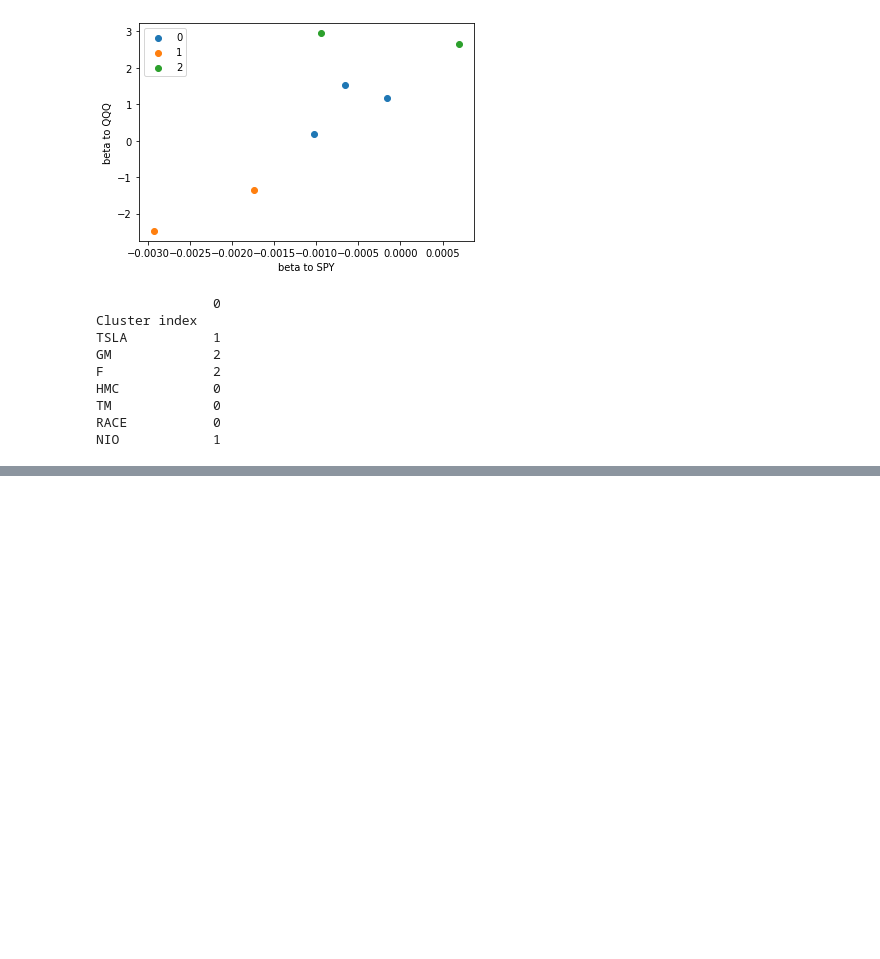
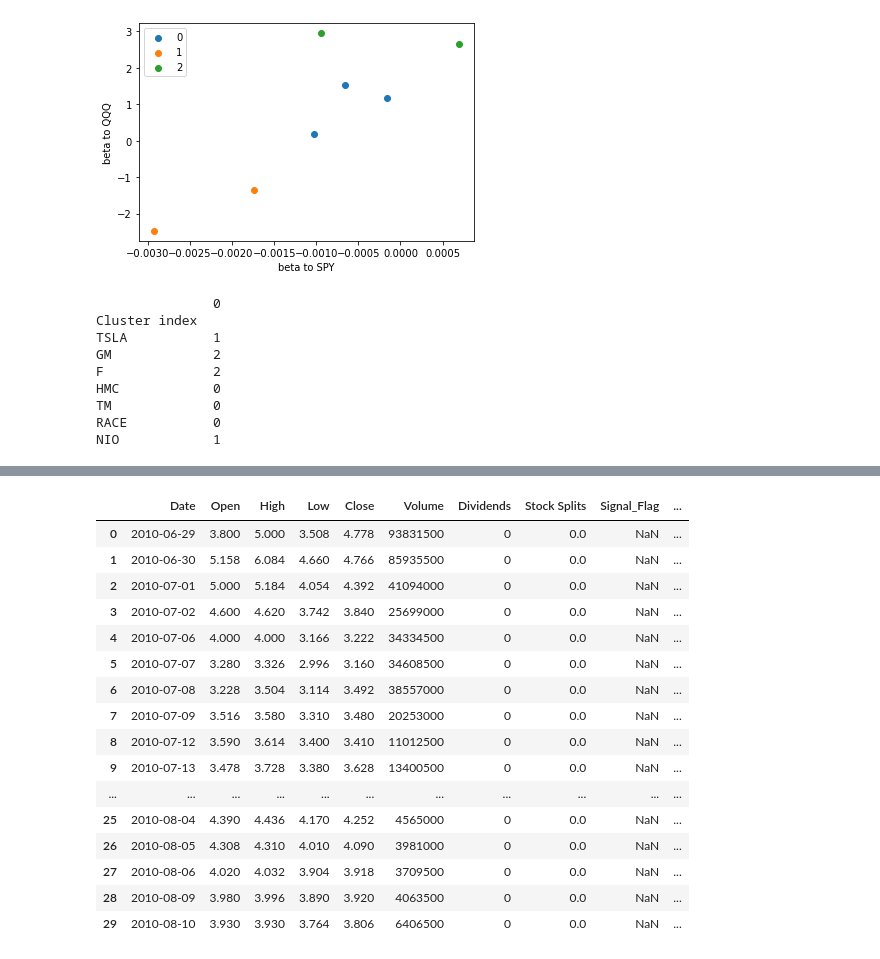
Before and after one commit to AishwaryaSawant/machine_learning_in_finance_Tesla, a Jupyter notebook: INFO7374_Final.ipynb, the cells around one changed output, grey strips where cells are left out. Drawn from its saved outputs; the diff is of its cells as text; code cells hidden in the pictures; blank space fills up the shorter version.

```diff
--- a/INFO7374_Final.ipynb
+++ b/INFO7374_Final.ipynb
@@ -667,0 +727,8 @@ df3
+# %%
+days_out = 30
+
+# create a new column that will house the flag, and for each group calculate the diff compared to 30 days ago. Then use Numpy to define the sign.
+tsla['Signal_Flag'] = tsla['Close'].transform(lambda x : np.sign(x.diff(days_out)))
+
+# print the first 50 rows
+tsla.head(50)
@@ -667,0 +753,7 @@ df3
+# %%
+tsla.sort_values(by = ['Date'], inplace = True)
+
+# calculate the change in price
+tsla['change_in_price'] = tsla['Close'].diff()
+
+print(tsla['Date'])
@@ -667,0 +773,53 @@ df3
+# %%
+
+
+# Calculate the 14 day RSI
+n = 14
+
+# First make a copy of the data frame twice
+up_df, down_df = tsla[['change_in_price']].copy(), tsla[['change_in_price']].copy()
+
+# For up days, if the change is less than 0 set to 0.
+up_df.loc['change_in_price'] = up_df.loc[(up_df['change_in_price'] < 0), 'change_in_price'] = 0
+
+# For down days, if the change is greater than 0 set to 0.
+down_df.loc['change_in_price'] = down_df.loc[(down_df['change_in_price'] > 0), 'change_in_price'] = 0
+
+# We need change in price to be absolute.
+down_df['change_in_price'] = down_df['change_in_price'].abs()
+
+# Calculate the EWMA (Exponential Weighted Moving Average), meaning older values are given less weight compared to newer values.
+ewma_up = up_df['change_in_price'].transform(lambda x: x.ewm(span = n).mean())
+ewma_down = down_df['change_in_price'].transform(lambda x: x.ewm(span = n).mean())
+
+# Calculate the Relative Strength
+relative_strength = ewma_up / ewma_down
+
+# Calculate the Relative Strength Index
+relative_strength_index = 100.0 - (100.0 / (1.0 + relative_strength))
+
+# Add the info to the data frame.
+tsla['down_days'] = down_df['change_in_price']
+tsla['up_days'] = up_df['change_in_price']
+tsla['RSI'] = relative_strength_index
+
+# Display the head.
+tsla.head(30)
+# %% [output]
+|  | Date | Open | High | Low | Close | Volume | Dividends | Stock Splits | Signal_Flag | ... |
+| 0 | 2010-06-29 | 3.800 | 5.000 | 3.508 | 4.778 | 93831500 | 0 | 0.0 | NaN | ... |
+| 1 | 2010-06-30 | 5.158 | 6.084 | 4.660 | 4.766 | 85935500 | 0 | 0.0 | NaN | ... |
+| 2 | 2010-07-01 | 5.000 | 5.184 | 4.054 | 4.392 | 41094000 | 0 | 0.0 | NaN | ... |
+| 3 | 2010-07-02 | 4.600 | 4.620 | 3.742 | 3.840 | 25699000 | 0 | 0.0 | NaN | ... |
+| 4 | 2010-07-06 | 4.000 | 4.000 | 3.166 | 3.222 | 34334500 | 0 | 0.0 | NaN | ... |
+| 5 | 2010-07-07 | 3.280 | 3.326 | 2.996 | 3.160 | 34608500 | 0 | 0.0 | NaN | ... |
+| 6 | 2010-07-08 | 3.228 | 3.504 | 3.114 | 3.492 | 38557000 | 0 | 0.0 | NaN | ... |
+| 7 | 2010-07-09 | 3.516 | 3.580 | 3.310 | 3.480 | 20253000 | 0 | 0.0 | NaN | ... |
+| 8 | 2010-07-12 | 3.590 | 3.614 | 3.400 | 3.410 | 11012500 | 0 | 0.0 | NaN | ... |
+| 9 | 2010-07-13 | 3.478 | 3.728 | 3.380 | 3.628 | 13400500 | 0 | 0.0 | NaN | ... |
+| ... | ... | ... | ... | ... | ... | ... | ... | ... | ... | ... |
+| 25 | 2010-08-04 | 4.390 | 4.436 | 4.170 | 4.252 | 4565000 | 0 | 0.0 | NaN | ... |
+| 26 | 2010-08-05 | 4.308 | 4.310 | 4.010 | 4.090 | 3981000 | 0 | 0.0 | NaN | ... |
+| 27 | 2010-08-06 | 4.020 | 4.032 | 3.904 | 3.918 | 3709500 | 0 | 0.0 | NaN | ... |
+| 28 | 2010-08-09 | 3.980 | 3.996 | 3.890 | 3.920 | 4063500 | 0 | 0.0 | NaN | ... |
+| 29 | 2010-08-10 | 3.930 | 3.930 | 3.764 | 3.806 | 6406500 | 0 | 0.0 | NaN | ... |
```
Also changed, not shown: parts of 32 cells of this notebook, 2 other files.
